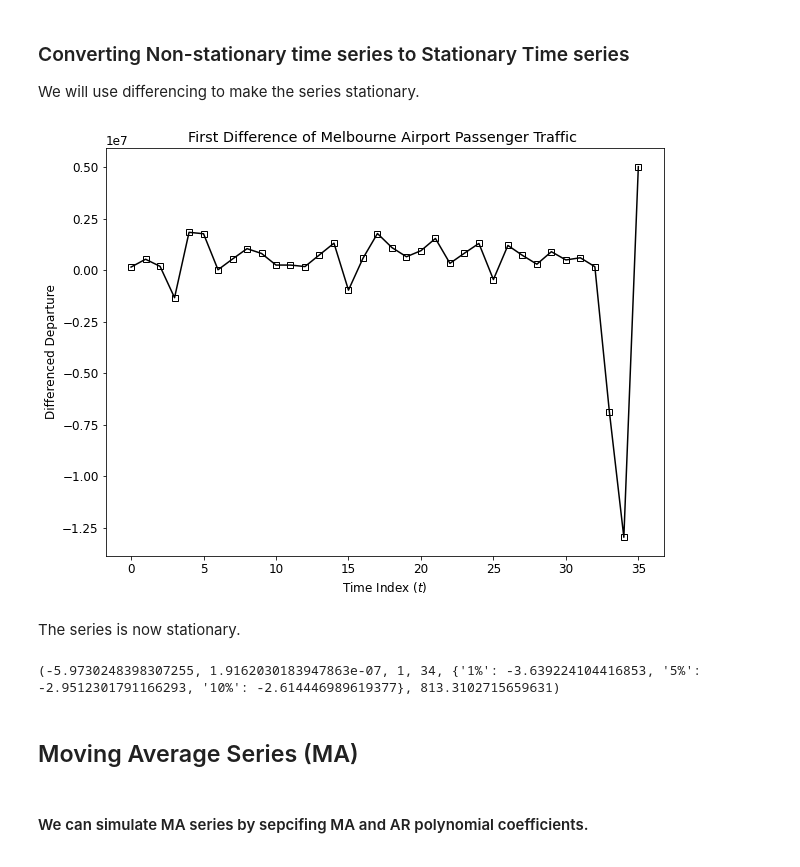
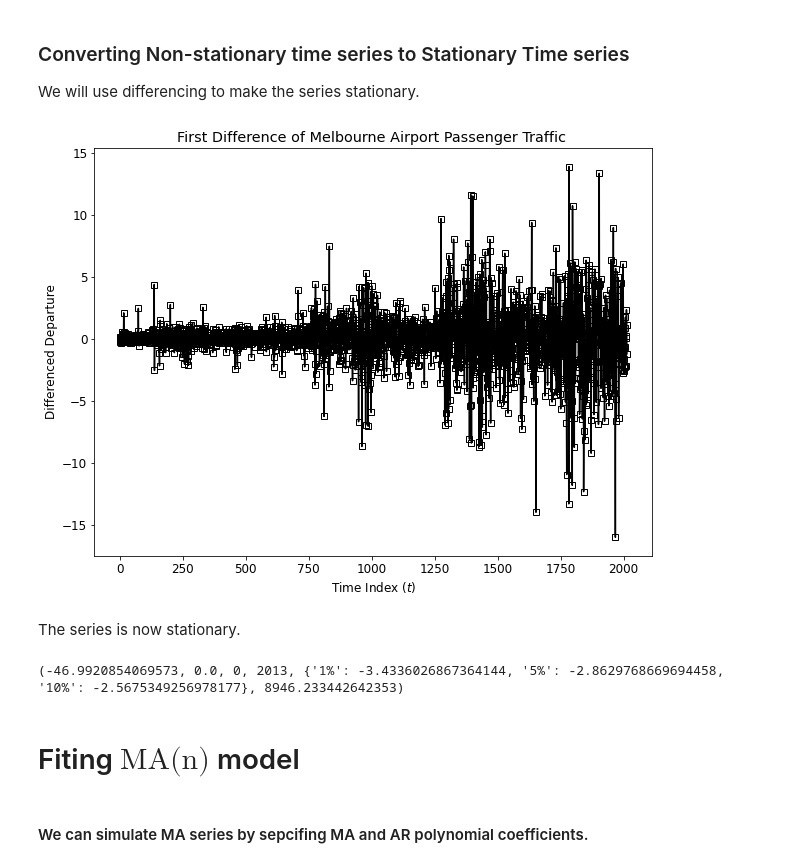
Before and after one commit to YassYe/Deeplearning-Workshops-FYP, a Jupyter notebook: Project2/TimeSeriesProject.ipynb, the cells around one changed output. Drawn from its saved outputs; the diff is of its cells as text; code cells hidden in the pictures.

Commit message:
added new data for ARMA

```diff
--- a/Project2/TimeSeriesProject.ipynb
+++ b/Project2/TimeSeriesProject.ipynb
@@ -45,0 +63,15 @@ plt.show()
+# %%
+datapathAMZN = filepath +"/Data/AMZNdata.xlsx"
+df = pd.read_excel(datapathAMZN)
+
+#plotting data as numpy arrays
+dataAMZN = df.iloc[:,1].to_numpy()
+dataTimeAMZN = np.arange(0,dataAMZN.shape[0])
+plt.figure()
+plt.plot(dataTimeAMZN, dataAMZN,"k", markerfacecolor='none')
+plt.xlabel("Time Stamps $(t)$")
+plt.title("Amazon Daily High Share Price")
+plt.ylabel("Price")
+
+#save figure
+plt.show()
@@ -110,16 +152,16 @@ print(result)
 ### Converting Non-stationary time series to Stationary Time series
 We will use differencing to make the series stationary.
 # %%
-X_diff = X[1:] - X[0:-1]
+X_diff = dataAMZN[1:] - dataAMZN[0:-1]
 plt.plot( X_diff,  "k", marker='s', markerfacecolor='none')
 plt.title('First Difference of Melbourne Airport Passenger Traffic ')
 plt.ylabel("Differenced Departure")
 plt.xlabel("Time Index $(t)$")
 #save figure
 plt.savefig(figurepath+"/MelbADiff.pdf", format="pdf", bbox_inches="tight")
 plt.show()
 # %% [output]
-[figure, old version]
+[figure, new version]
 # %% [markdown]
 The series is now stationary.
 # %%
@@ -127,9 +169,9 @@ The series is now stationary.
 result = adfuller(X_diff)
 print(result)
 # %% [output]
-(-5.9730248398307255, 1.9162030183947863e-07, 1, 34, {'1%': -3.639224104416853, '5%': -2.9512301791166293, '10%': -2.614446989619377}, 813.3102715659631)
+(-46.9920854069573, 0.0, 0, 2013, {'1%': -3.4336026867364144, '5%': -2.8629768669694458, '10%': -2.5675349256978177}, 8946.233442642353)
-# %% [markdown]
-## Moving Average Series (MA)
+# %% [markdown]
+# Fiting $\text{MA(n)}$ model
 # %% [markdown]
 #### We can simulate MA series by sepcifing MA and AR polynomial coefficients.
 # %%
```
Also changed, not shown: parts of 30 cells of this notebook, 11 other files.
